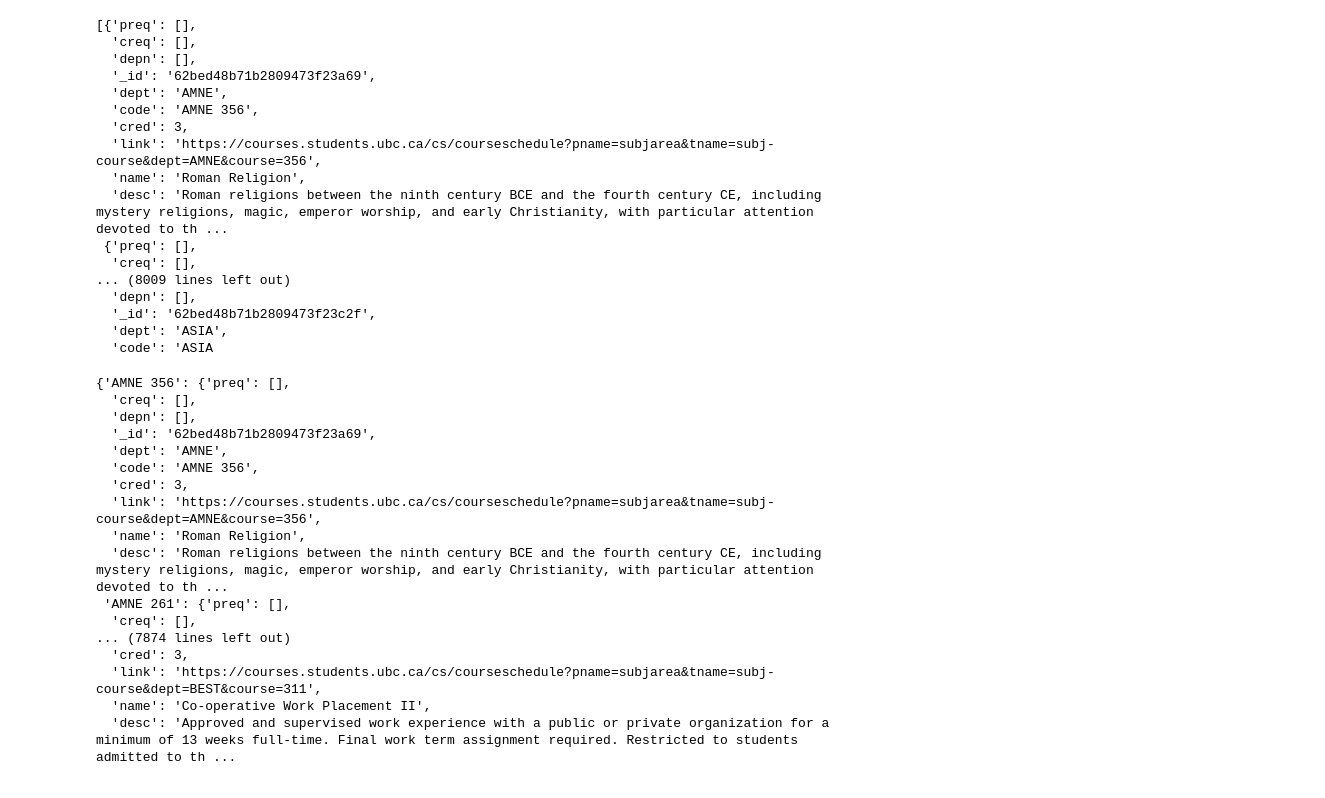
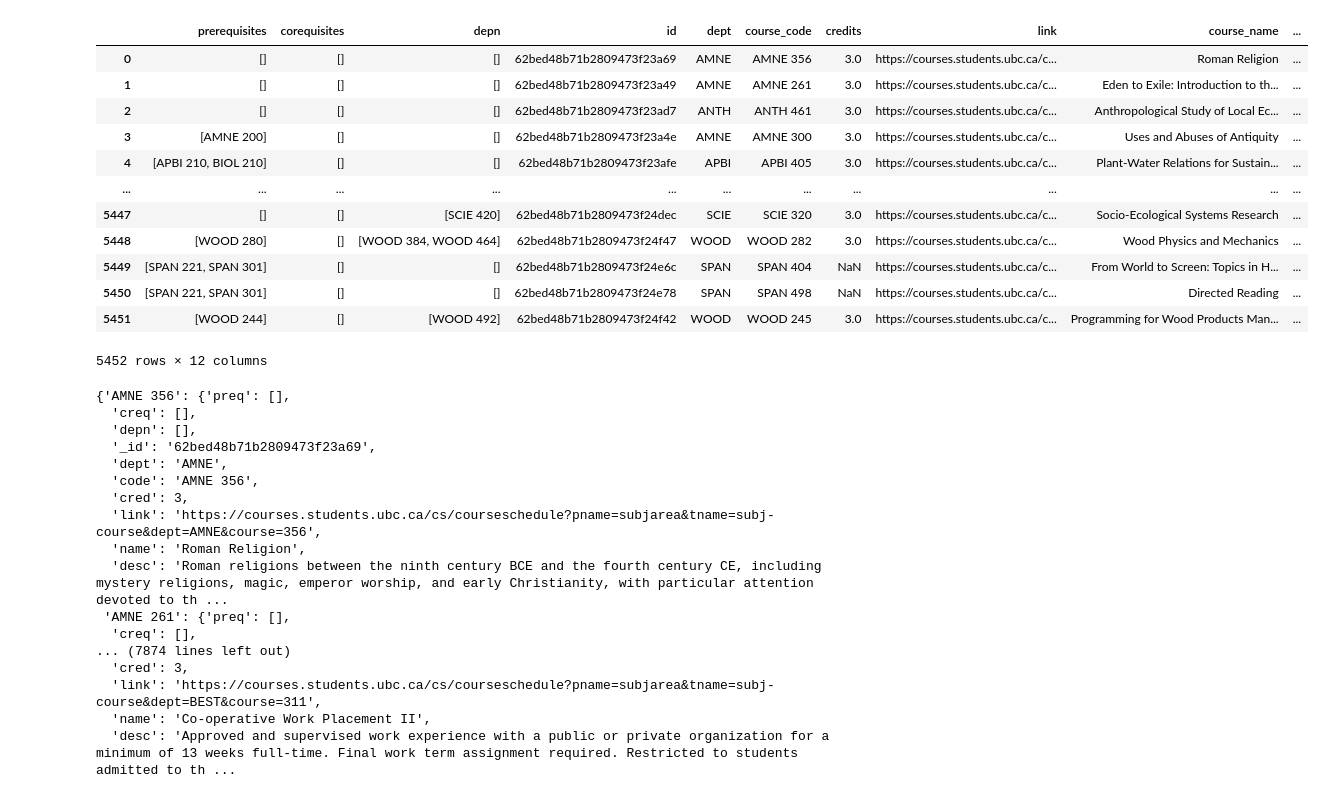
Before and after one commit to DavidHua04/UBC-Courses-Visualization, a Jupyter notebook: backend/course_info_update.ipynb, the cells around one changed output. Cells and saved outputs as stored; diff of their text form; code cells hidden in the pictures.

Commit message:
use dataframe to store course information

```diff
--- a/backend/course_info_update.ipynb
+++ b/backend/course_info_update.ipynb
@@ -5,25 +5,34 @@ import pickle
 # Fetch all course data
 response = requests.get("https://ubcexplorer.io/getAllCourses")
 all_courses = response.json()  # Assuming the API returns JSON
-all_courses
-# %% [output]
-[{'preq': [],
-  'creq': [],
-  'depn': [],
-  '_id': '62bed48b71b2809473f23a69',
-  'dept': 'AMNE',
-  'code': 'AMNE 356',
-  'cred': 3,
-  'link': 'https://courses.students.ubc.ca/cs/courseschedule?pname=subjarea&tname=subj-course&dept=AMNE&course=356',
-  'name': 'Roman Religion',
-  'desc': 'Roman religions between the ninth century BCE and the fourth century CE, including mystery religions, magic, emperor worship, and early Christianity, with particular attention devoted to th ...
- {'preq': [],
-  'creq': [],
-... (8009 lines left out)
-  'depn': [],
-  '_id': '62bed48b71b2809473f23c2f',
-  'dept': 'ASIA',
-  'code': 'ASIA
+# %%
+df_courses = pd.DataFrame(all_courses)
+# %%
+df_courses = df_courses.rename(columns={
+    "code": "course_code",
+    "name": "course_name",
+    "cred": "credits",
+    "desc": "description",
+    "preq": "prerequisites",
+    "creq": "corequisites",
+    "_id": "id",
+})
+# %%
+df_courses
+# %% [output]
+|  | prerequisites | corequisites | depn | id | dept | course_code | credits | link | course_name | ... |
+| 0 | [] | [] | [] | 62bed48b71b2809473f23a69 | AMNE | AMNE 356 | 3.0 | https://courses.students.ubc.ca/c... | Roman Religion | ... |
+| 1 | [] | [] | [] | 62bed48b71b2809473f23a49 | AMNE | AMNE 261 | 3.0 | https://courses.students.ubc.ca/c... | Eden to Exile: Introduction to th... | ... |
+| 2 | [] | [] | [] | 62bed48b71b2809473f23ad7 | ANTH | ANTH 461 | 3.0 | https://courses.students.ubc.ca/c... | Anthropological Study of Local Ec... | ... |
+| 3 | [AMNE 200] | [] | [] | 62bed48b71b2809473f23a4e | AMNE | AMNE 300 | 3.0 | https://courses.students.ubc.ca/c... | Uses and Abuses of Antiquity | ... |
+| 4 | [APBI 210, BIOL 210] | [] | [] | 62bed48b71b2809473f23afe | APBI | APBI 405 | 3.0 | https://courses.students.ubc.ca/c... | Plant-Water Relations for Sustain... | ... |
+| ... | ... | ... | ... | ... | ... | ... | ... | ... | ... | ... |
+| 5447 | [] | [] | [SCIE 420] | 62bed48b71b2809473f24dec | SCIE | SCIE 320 | 3.0 | https://courses.students.ubc.ca/c... | Socio-Ecological Systems Research | ... |
+| 5448 | [WOOD 280] | [] | [WOOD 384, WOOD 464] | 62bed48b71b2809473f24f47 | WOOD | WOOD 282 | 3.0 | https://courses.students.ubc.ca/c... | Wood Physics and Mechanics | ... |
+| 5449 | [SPAN 221, SPAN 301] | [] | [] | 62bed48b71b2809473f24e6c | SPAN | SPAN 404 | NaN | https://courses.students.ubc.ca/c... | From World to Screen: Topics in H... | ... |
+| 5450 | [SPAN 221, SPAN 301] | [] | [] | 62bed48b71b2809473f24e78 | SPAN | SPAN 498 | NaN | https://courses.students.ubc.ca/c... | Directed Reading | ... |
+| 5451 | [WOOD 244] | [] | [WOOD 492] | 62bed48b71b2809473f24f42 | WOOD | WOOD 245 | 3.0 | https://courses.students.ubc.ca/c... | Programming for Wood Products Man... | ... |
+5452 rows × 12 columns
 # %%
 # Optionally structure the data
 course_dict = {course["code"]: course for course in all_courses}
```
Also changed, not shown: parts of 1 cell of this notebook.
